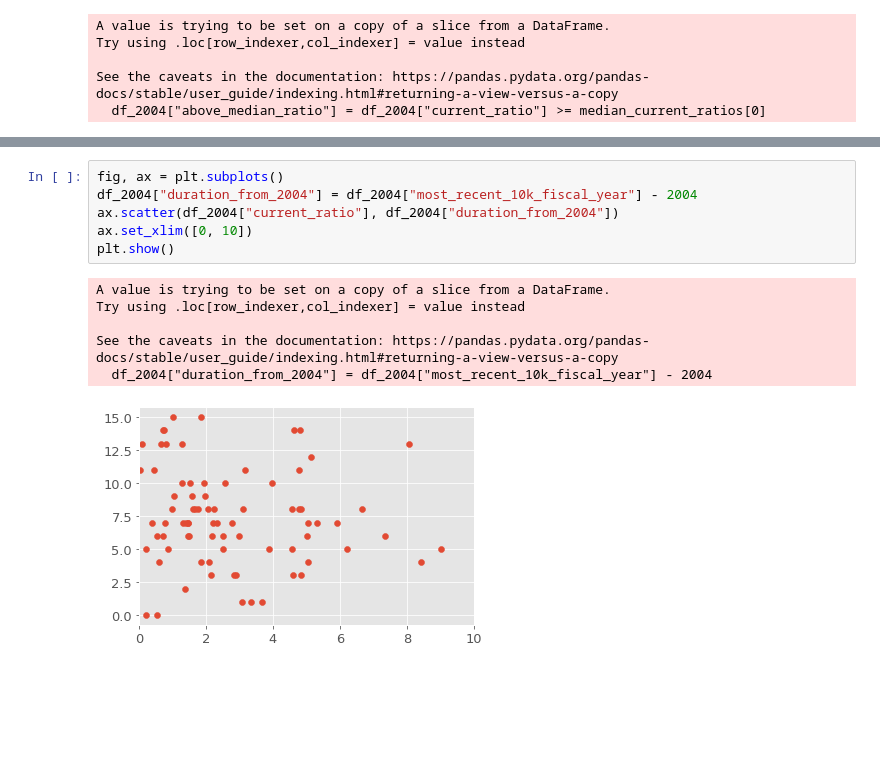
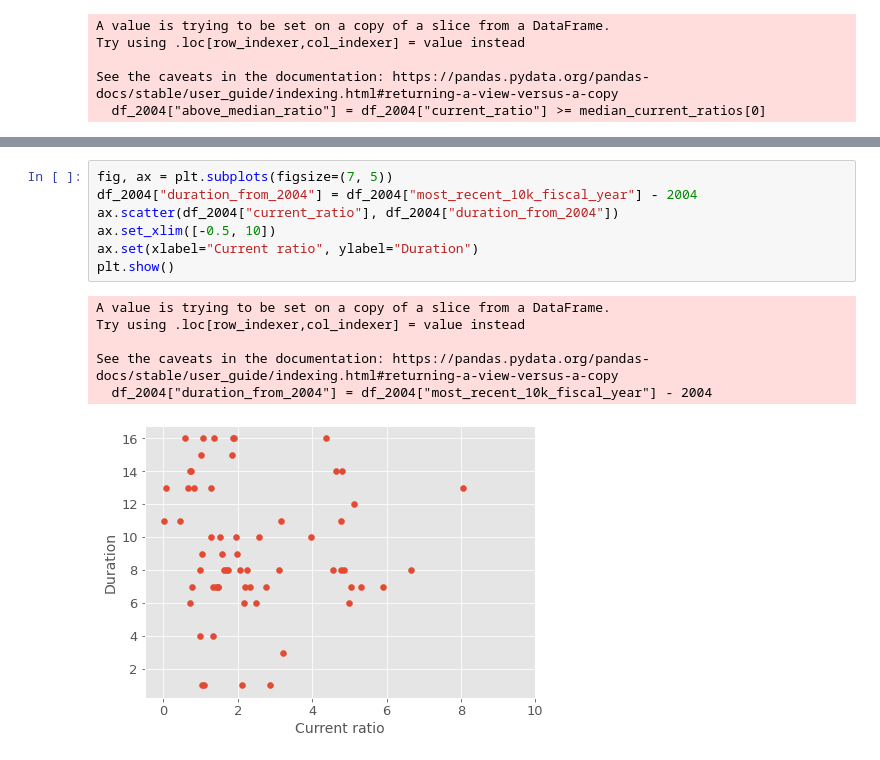
Before and after one commit to mpolch/datachallenge, a Jupyter notebook: notebooks/afeb_analyze_scraped_data.ipynb, the cells around one changed output, grey strips where cells are left out. Cells and saved outputs as stored; diff of their text form; blank space fills up the shorter version.

Commit message:
final figures for presentation

```diff
--- a/notebooks/afeb_analyze_scraped_data.ipynb
+++ b/notebooks/afeb_analyze_scraped_data.ipynb
@@ -467,16 +471,17 @@ plt.show()
 # %%
-fig, ax = plt.subplots()
+fig, ax = plt.subplots(figsize=(7, 5))
 df_2004["duration_from_2004"] = df_2004["most_recent_10k_fiscal_year"] - 2004
 ax.scatter(df_2004["current_ratio"], df_2004["duration_from_2004"])
-ax.set_xlim([0, 10])
+ax.set_xlim([-0.5, 10])
+ax.set(xlabel="Current ratio", ylabel="Duration")
 plt.show()
 # %% [output]
 A value is trying to be set on a copy of a slice from a DataFrame.
 Try using .loc[row_indexer,col_indexer] = value instead
 
 See the caveats in the documentation: https://pandas.pydata.org/pandas-docs/stable/user_guide/indexing.html#returning-a-view-versus-a-copy
   df_2004["duration_from_2004"] = df_2004["most_recent_10k_fiscal_year"] - 2004
-[figure, old version]
+[figure, new version]
 # %%
 df_2004.loc[
     df_2004["current_ratio"] < 10, ["current_ratio", "duration_from_2004"]
```
Also changed, not shown: parts of 24 cells of this notebook, 12 other files.
